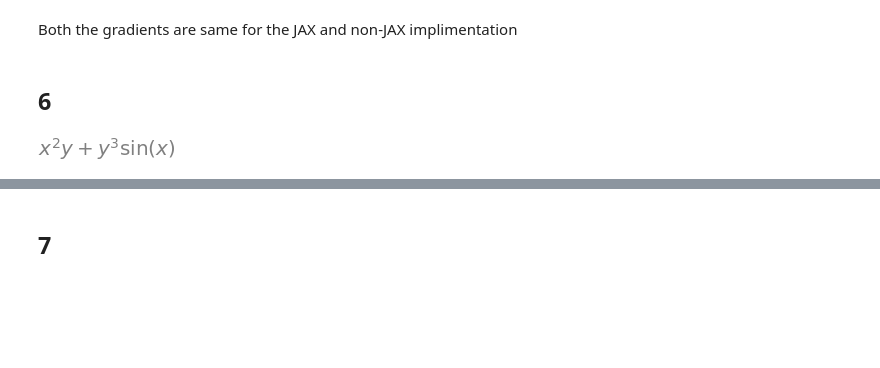
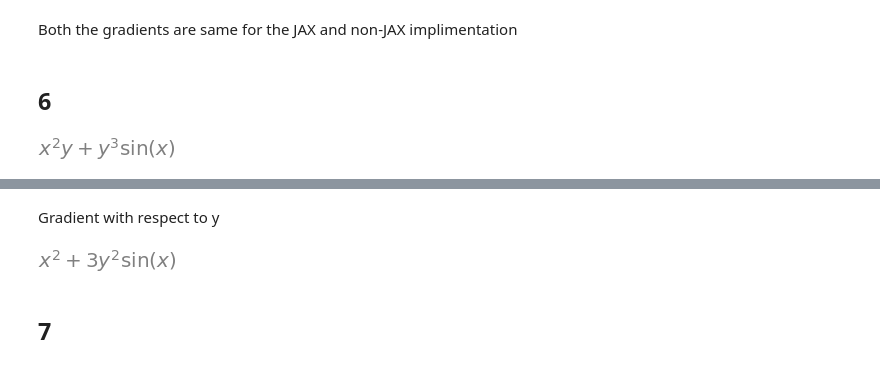
Before and after one commit to dkowsikpai/ES654-2022-Prerequisite, a Jupyter notebook: ML_Prerequisite.ipynb, the cells around one changed output, grey strips where cells are left out. Saved outputs shown, nothing was run; the diff lists cells and outputs as text; code cells hidden in the pictures; blank space fills up the shorter version.

```diff
--- a/ML_Prerequisite.ipynb
+++ b/ML_Prerequisite.ipynb
@@ -284,3 +283,9 @@ Gradient with respect to y: x**2 + 3*y**2*sin(x)
+# %% [markdown]
+Gradient with respect to y
+# %%
+sympy.diff(f, y_sy)
+# %% [output]
+[figure, added]
 # %% [markdown]
 ## 7
 # %%
```
Also changed, not shown: parts of 23 cells of this notebook.
